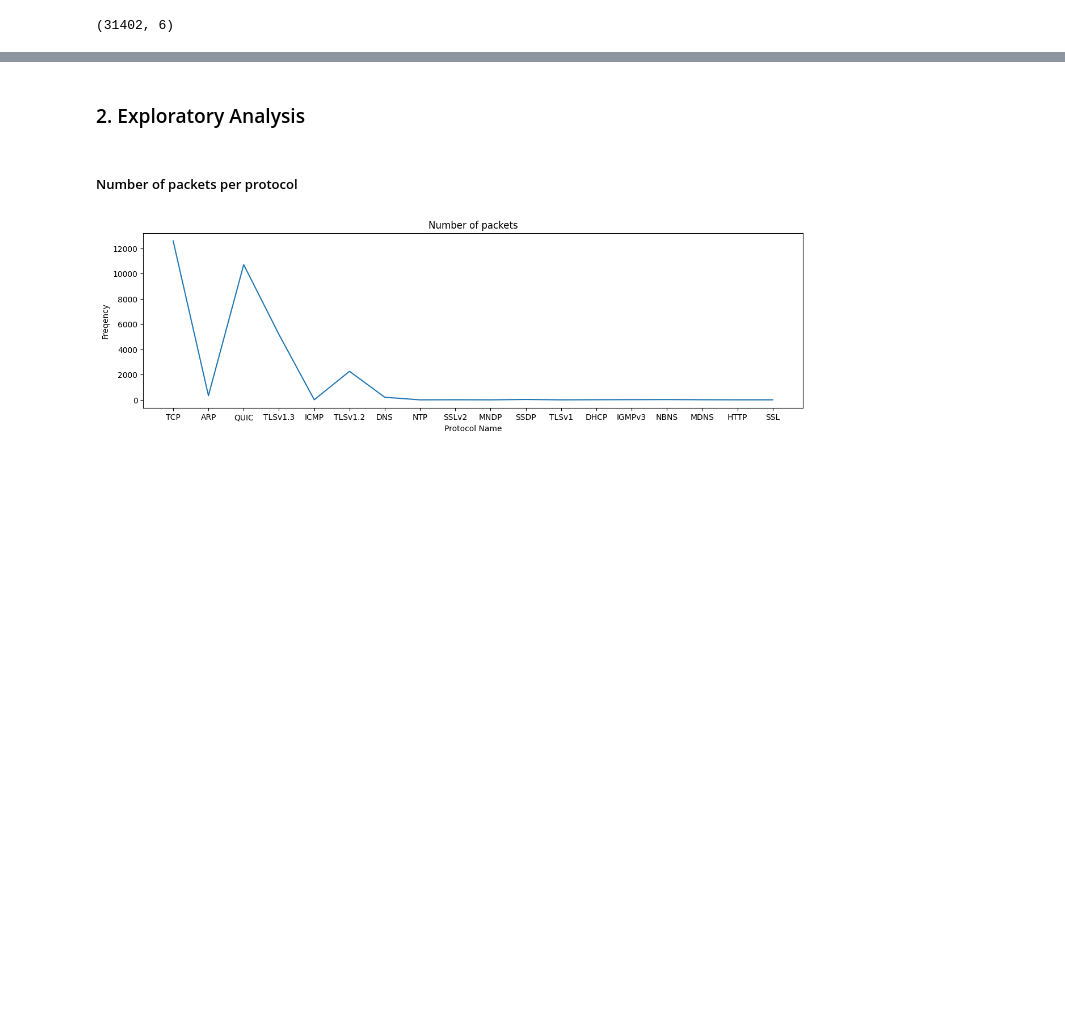
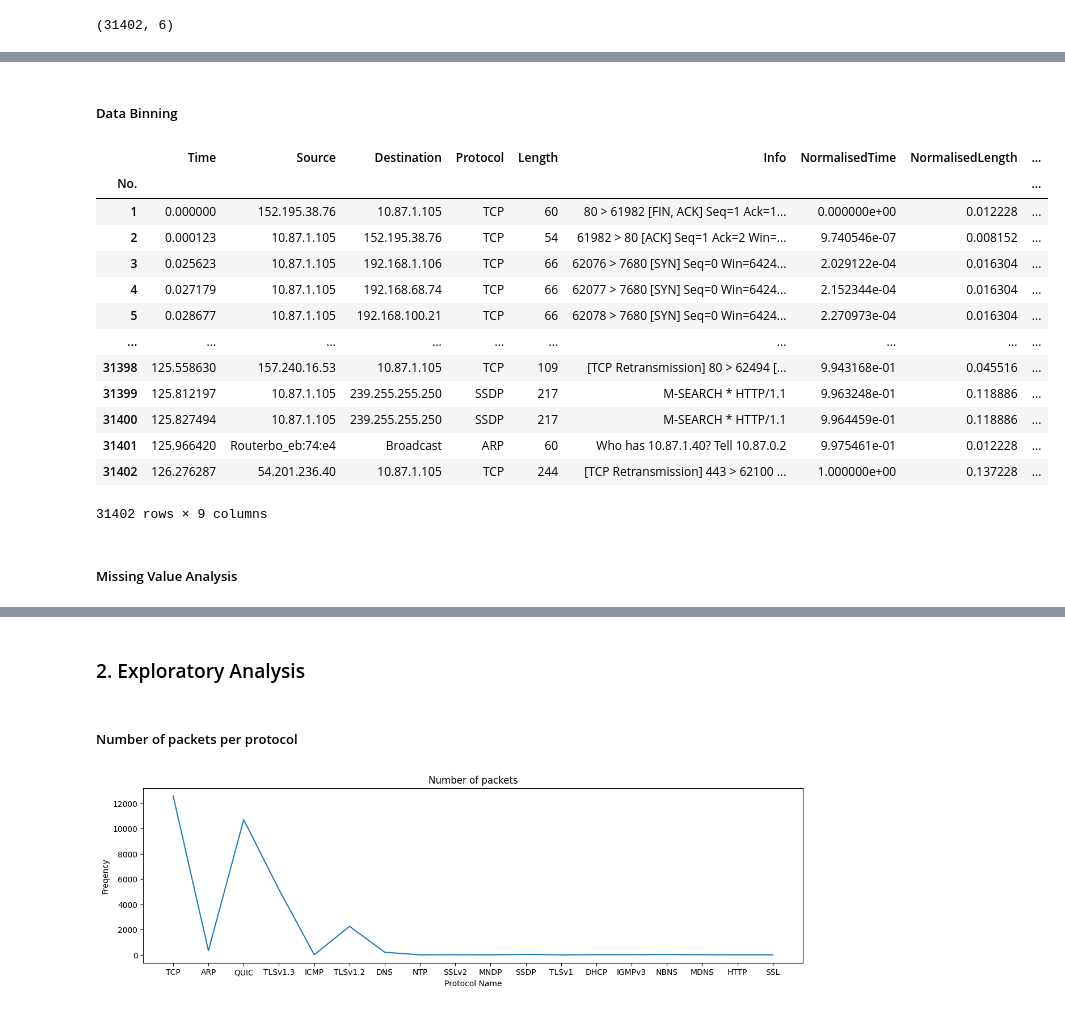
Before and after one commit to RampageousRJ/Network-Traffic-Analysis, a Jupyter notebook: traffic_data.ipynb, the cells around one changed output, grey strips where cells are left out. Cells and saved outputs as stored; diff of their text form; code cells hidden in the pictures; blank space fills up the shorter version.

```diff
--- a/traffic_data.ipynb
+++ b/traffic_data.ipynb
@@ -115,0 +118,27 @@ df.shape
+# %% [markdown]
+##### Data Binning
+# %%
+mintime = df.Time.min()
+maxtime = df.Time.max()
+seconds = np.linspace(round(mintime),math.ceil(maxtime),math.ceil(maxtime)-round(mintime)+1)
+l = np.arange(math.ceil(maxtime))
+df['Second-Interval'] = pd.cut(df['Time'],seconds,labels = l)
+df['Second-Interval'] = df['Second-Interval'].fillna(method='bfill')
+df
+# %% [output]
+|  | Time | Source | Destination | Protocol | Length | Info | NormalisedTime | NormalisedLength | ... |
+| No. |  |  |  |  |  |  |  |  | ... |
+| 1 | 0.000000 | 152.195.38.76 | 10.87.1.105 | TCP | 60 | 80 > 61982 [FIN, ACK] Seq=1 Ack=1... | 0.000000e+00 | 0.012228 | ... |
+| 2 | 0.000123 | 10.87.1.105 | 152.195.38.76 | TCP | 54 | 61982 > 80 [ACK] Seq=1 Ack=2 Win=... | 9.740546e-07 | 0.008152 | ... |
+| 3 | 0.025623 | 10.87.1.105 | 192.168.1.106 | TCP | 66 | 62076 > 7680 [SYN] Seq=0 Win=6424... | 2.029122e-04 | 0.016304 | ... |
+| 4 | 0.027179 | 10.87.1.105 | 192.168.68.74 | TCP | 66 | 62077 > 7680 [SYN] Seq=0 Win=6424... | 2.152344e-04 | 0.016304 | ... |
+| 5 | 0.028677 | 10.87.1.105 | 192.168.100.21 | TCP | 66 | 62078 > 7680 [SYN] Seq=0 Win=6424... | 2.270973e-04 | 0.016304 | ... |
+| ... | ... | ... | ... | ... | ... | ... | ... | ... | ... |
+| 31398 | 125.558630 | 157.240.16.53 | 10.87.1.105 | TCP | 109 | [TCP Retransmission] 80 > 62494 [... | 9.943168e-01 | 0.045516 | ... |
+| 31399 | 125.812197 | 10.87.1.105 | 239.255.255.250 | SSDP | 217 | M-SEARCH * HTTP/1.1 | 9.963248e-01 | 0.118886 | ... |
+| 31400 | 125.827494 | 10.87.1.105 | 239.255.255.250 | SSDP | 217 | M-SEARCH * HTTP/1.1 | 9.964459e-01 | 0.118886 | ... |
+| 31401 | 125.966420 | Routerbo_eb:74:e4 | Broadcast | ARP | 60 | Who has 10.87.1.40? Tell 10.87.0.2 | 9.975461e-01 | 0.012228 | ... |
+| 31402 | 126.276287 | 54.201.236.40 | 10.87.1.105 | TCP | 244 | [TCP Retransmission] 443 > 62100 ... | 1.000000e+00 | 0.137228 | ... |
+31402 rows × 9 columns
+# %% [markdown]
+##### Missing Value Analysis
```
Also changed, not shown: parts of 17 cells of this notebook.
